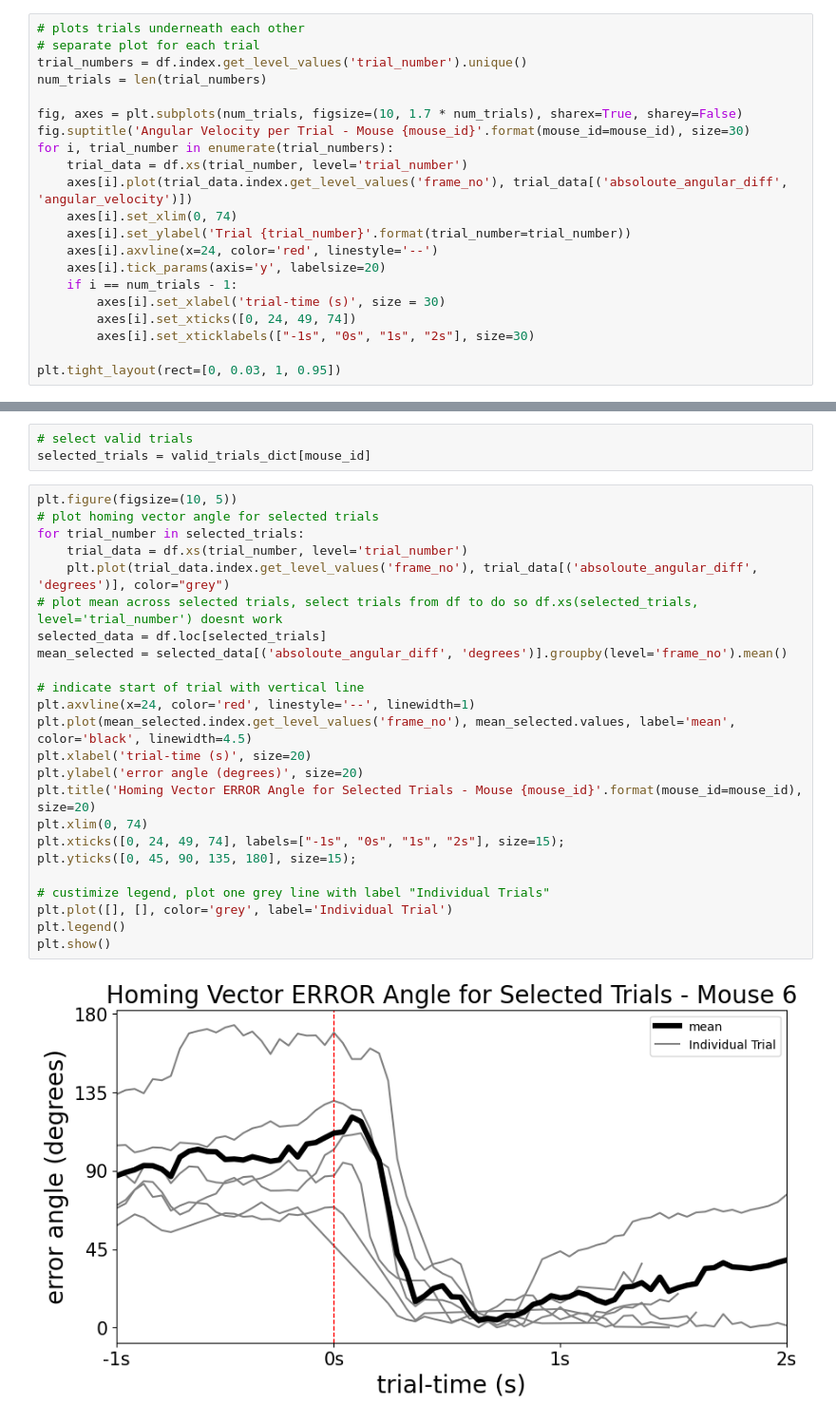
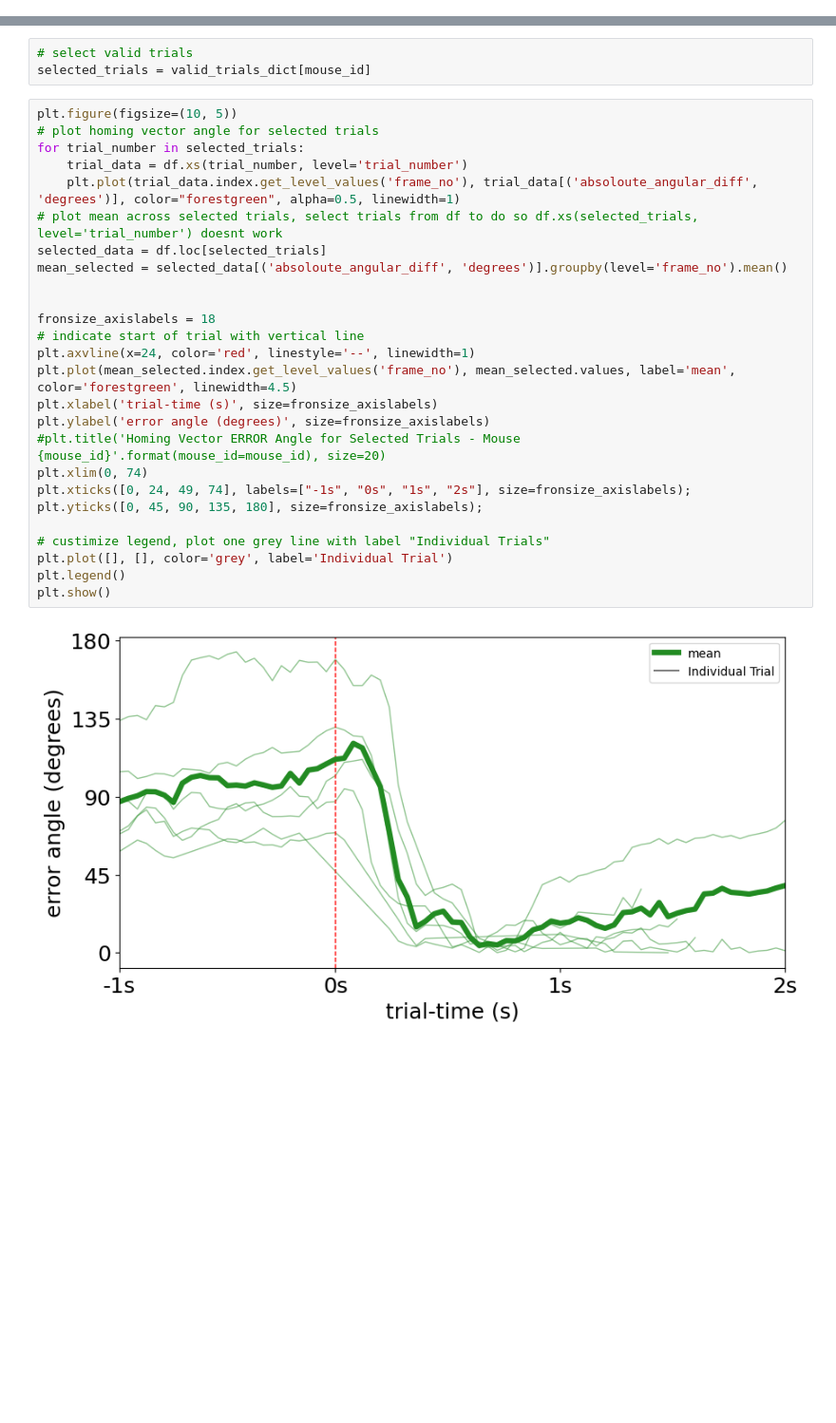
Before and after one commit to toniklenk/escape_tracking, a Jupyter notebook: scripts/analyse homing vector.ipynb, the cells around one changed output, grey strips where cells are left out. Shown at 95% size. Saved outputs shown, nothing was run; the diff lists cells and outputs as text; blank space fills up the shorter version.

Commit message:
polishing results plots and report editing

```diff
--- a/scripts/analyse homing vector.ipynb
+++ b/scripts/analyse homing vector.ipynb
@@ -245,23 +245,2 @@ df["absoloute_angular_diff"]
 # %% [markdown]
 ### inspect angular velocity per trial
-# %%
-# plots trials underneath each other
-# separate plot for each trial
-trial_numbers = df.index.get_level_values('trial_number').unique()
-num_trials = len(trial_numbers)
-
-fig, axes = plt.subplots(num_trials, figsize=(10, 1.7 * num_trials), sharex=True, sharey=False)
-fig.suptitle('Angular Velocity per Trial - Mouse {mouse_id}'.format(mouse_id=mouse_id), size=30)
-for i, trial_number in enumerate(trial_numbers):
-    trial_data = df.xs(trial_number, level='trial_number')
-    axes[i].plot(trial_data.index.get_level_values('frame_no'), trial_data[('absoloute_angular_diff', 'angular_velocity')])
-    axes[i].set_xlim(0, 74)
-    axes[i].set_ylabel('Trial {trial_number}'.format(trial_number=trial_number))
-    axes[i].axvline(x=24, color='red', linestyle='--')
-    axes[i].tick_params(axis='y', labelsize=20)
-    if i == num_trials - 1:
-        axes[i].set_xlabel('trial-time (s)', size = 30)
-        axes[i].set_xticks([0, 24, 49, 74])
-        axes[i].set_xticklabels(["-1s", "0s", "1s", "2s"], size=30)
-
-plt.tight_layout(rect=[0, 0.03, 1, 0.95])
@@ -285,26 +301,28 @@ selected_trials = valid_trials_dict[mouse_id]
 # %%
 plt.figure(figsize=(10, 5))
 # plot homing vector angle for selected trials
 for trial_number in selected_trials:
     trial_data = df.xs(trial_number, level='trial_number')
-    plt.plot(trial_data.index.get_level_values('frame_no'), trial_data[('absoloute_angular_diff', 'degrees')], color="grey")
+    plt.plot(trial_data.index.get_level_values('frame_no'), trial_data[('absoloute_angular_diff', 'degrees')], color="forestgreen", alpha=0.5, linewidth=1)
 # plot mean across selected trials, select trials from df to do so df.xs(selected_trials, level='trial_number') doesnt work
 selected_data = df.loc[selected_trials]
 mean_selected = selected_data[('absoloute_angular_diff', 'degrees')].groupby(level='frame_no').mean()
 
+
+fronsize_axislabels = 18
 # indicate start of trial with vertical line
 plt.axvline(x=24, color='red', linestyle='--', linewidth=1)
-plt.plot(mean_selected.index.get_level_values('frame_no'), mean_selected.values, label='mean', color='black', linewidth=4.5)
-plt.xlabel('trial-time (s)', size=20)
-plt.ylabel('error angle (degrees)', size=20)
-plt.title('Homing Vector ERROR Angle for Selected Trials - Mouse {mouse_id}'.format(mouse_id=mouse_id), size=20)
+plt.plot(mean_selected.index.get_level_values('frame_no'), mean_selected.values, label='mean', color='forestgreen', linewidth=4.5)
+plt.xlabel('trial-time (s)', size=fronsize_axislabels)
+plt.ylabel('error angle (degrees)', size=fronsize_axislabels)
+#plt.title('Homing Vector ERROR Angle for Selected Trials - Mouse {mouse_id}'.format(mouse_id=mouse_id), size=20)
 plt.xlim(0, 74)
-plt.xticks([0, 24, 49, 74], labels=["-1s", "0s", "1s", "2s"], size=15);
-plt.yticks([0, 45, 90, 135, 180], size=15);
+plt.xticks([0, 24, 49, 74], labels=["-1s", "0s", "1s", "2s"], size=fronsize_axislabels);
+plt.yticks([0, 45, 90, 135, 180], size=fronsize_axislabels);
 
 # custimize legend, plot one grey line with label "Individual Trials"
 plt.plot([], [], color='grey', label='Individual Trial')
 plt.legend()
 plt.show()
 # %% [output]
-[figure, old version]
+[figure, new version]
```
Also changed, not shown: parts of 4 cells of this notebook, 9 other files.
